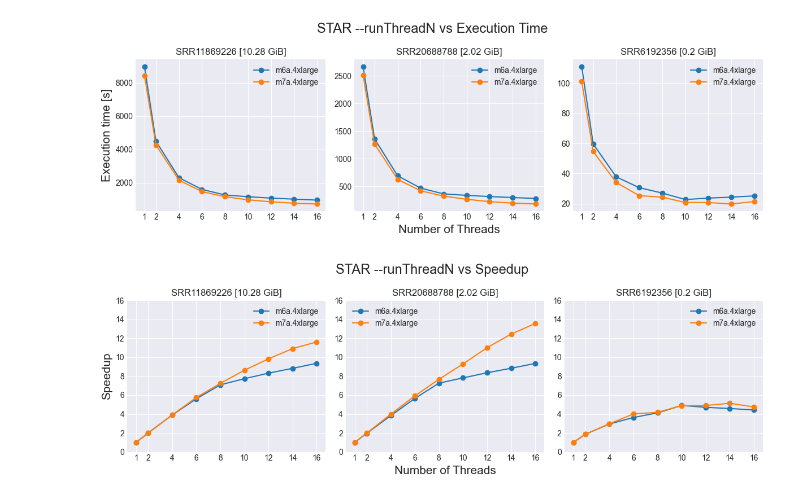
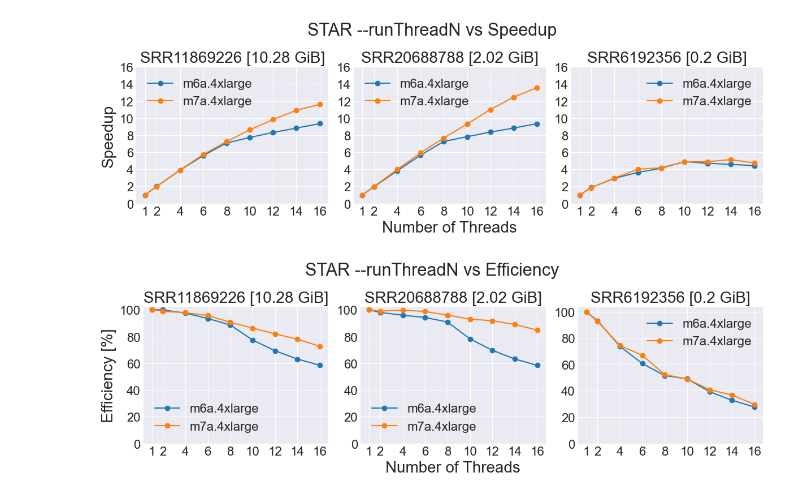
Before and after one commit to SanoScience/NearData, a Jupyter notebook: TranscriptomicsAtlas/analysis/STAR/Scalability/STAR_scalability_analysis.ipynb, the cells around one changed output. Saved outputs shown, nothing was run; the diff lists cells and outputs as text; code cells hidden in the pictures.

```diff
--- a/TranscriptomicsAtlas/analysis/STAR/Scalability/STAR_scalability_analysis.ipynb
+++ b/TranscriptomicsAtlas/analysis/STAR/Scalability/STAR_scalability_analysis.ipynb
@@ -20,37 +49,43 @@ df_m7a = calculate_speedup_efficiency(df_m7a)
 fig, axs = plt.subplots(1, 3, figsize=(12, 4))
 
 for i, (name, group) in enumerate(df_m6a.groupby("srr_id")):
-    group.plot(x='n_threads', y='execution_time_seconds', ax=axs[i], label=group["instance_type"].iloc[0], marker='o', linestyle='-', xlabel='', ylabel='',
-               title=f"{name} [{round(group['srr_size_MiB'].iloc[0] / 1024, 2)} GiB")
+    group.plot(x='n_threads', y='speedup', ax=axs[i], label=group["instance_type"].iloc[0], marker='o', linestyle='-', xlabel='', ylabel='').set_yticks(np.linspace(0, 16, 9))
     axs[i].set_xticks(group["n_threads"])
 
 for i, (name, group) in enumerate(df_m7a.groupby("srr_id")):
-    group.plot(x='n_threads', y='execution_time_seconds', ax=axs[i], label=group["instance_type"].iloc[0], marker='o', linestyle='-', xlabel='', ylabel='',
-               title=f"{name} [{round(group['srr_size_MiB'].iloc[0] / 1024, 2)} GiB]")
+    group.plot(x='n_threads', y='speedup', ax=axs[i], label=group["instance_type"].iloc[0], marker='o', linestyle='-', xlabel='', ylabel='').set_yticks(np.linspace(0, 16, 9))
 
-plt.suptitle("STAR --runThreadN vs Execution Time", fontsize=17)
-axs[0].set_ylabel('Execution time [s]', fontsize=15)
-axs[1].set_xlabel('Number of Threads', fontsize=15)
+    axs[i].set_title(f"{name} [{round(group['srr_size_MiB'].iloc[0] / 1024, 2)} GiB]", fontsize=20)
+    axs[i].tick_params(axis='x', labelsize=16)
+    axs[i].tick_params(axis='y', labelsize=16)
+    axs[i].legend(fontsize=16)
+
+plt.suptitle("STAR --runThreadN vs Speedup", fontsize=22)
+axs[0].set_ylabel('Speedup', fontsize=20)
+axs[1].set_xlabel('Number of Threads', fontsize=20)
 plt.tight_layout()
-plt.savefig("plots/STAR_scalability.pdf", format="pdf")
+plt.savefig("plots/STAR_speedup.pdf", format="pdf", bbox_inches='tight')
 # %% [output]
-[figure, old version]
+[figure, new version]
 # %%
 fig, axs = plt.subplots(1, 3, figsize=(12, 4))
 
 for i, (name, group) in enumerate(df_m6a.groupby("srr_id")):
-    group.plot(x='n_threads', y='speedup', ax=axs[i], label=group["instance_type"].iloc[0], marker='o', linestyle='-', xlabel='', ylabel='',
-               title=f"{name} [{round(group['srr_size_MiB'].iloc[0] / 1024, 2)} GiB]").set_yticks(np.linspace(0, 16, 9))
+    group.plot(x='n_threads', y='efficiency', ax=axs[i], label=group["instance_type"].iloc[0], marker='o', linestyle='-', xlabel='', ylabel='').set_yticks(np.linspace(0, 100, 6))
     axs[i].set_xticks(group["n_threads"])
 
 for i, (name, group) in enumerate(df_m7a.groupby("srr_id")):
-    group.plot(x='n_threads', y='speedup', ax=axs[i], label=group["instance_type"].iloc[0], marker='o', linestyle='-', xlabel='', ylabel='',
-               title=f"{name} [{round(group['srr_size_MiB'].iloc[0] / 1024, 2)} GiB]").set_yticks(np.linspace(0, 16, 9))
+    group.plot(x='n_threads', y='efficiency', ax=axs[i], label=group["instance_type"].iloc[0], marker='o', linestyle='-', xlabel='', ylabel='').set_yticks(np.linspace(0, 100, 6))
 
-plt.suptitle("STAR --runThreadN vs Speedup", fontsize=17)
-axs[0].set_ylabel('Speedup', fontsize=15)
-axs[1].set_xlabel('Number of Threads', fontsize=15)
+    axs[i].set_title(f"{name} [{round(group['srr_size_MiB'].iloc[0] / 1024, 2)} GiB]", fontsize=20)
+    axs[i].tick_params(axis='x', labelsize=16)
+    axs[i].tick_params(axis='y', labelsize=16)
+    axs[i].legend(fontsize=16)
+
+plt.suptitle("STAR --runThreadN vs Efficiency", fontsize=22)
+axs[0].set_ylabel('Efficiency [%]', fontsize=20)
+axs[1].set_xlabel('Number of Threads', fontsize=20)
 plt.tight_layout()
-plt.savefig("plots/STAR_speedup.pdf", format="pdf")
+plt.savefig("plots/STAR_efficiency.pdf", format="pdf", bbox_inches='tight')
 # %% [output]
-[figure, old version]
+[figure, new version]
```
Also changed, not shown: parts of 2 cells of this notebook, 12 other files.
